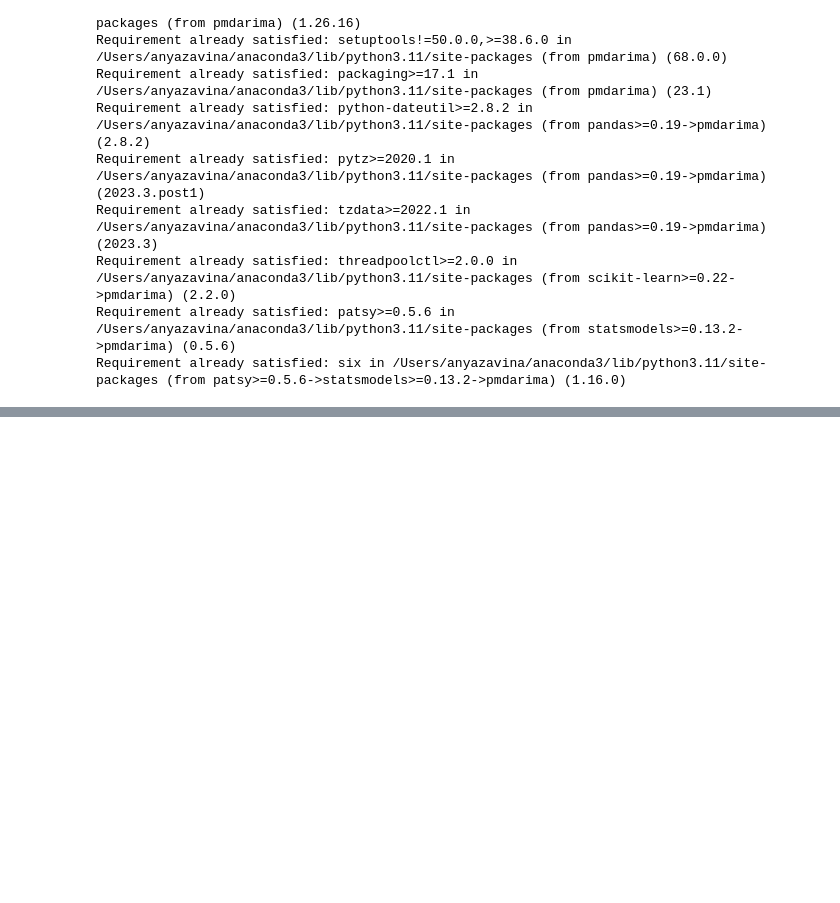
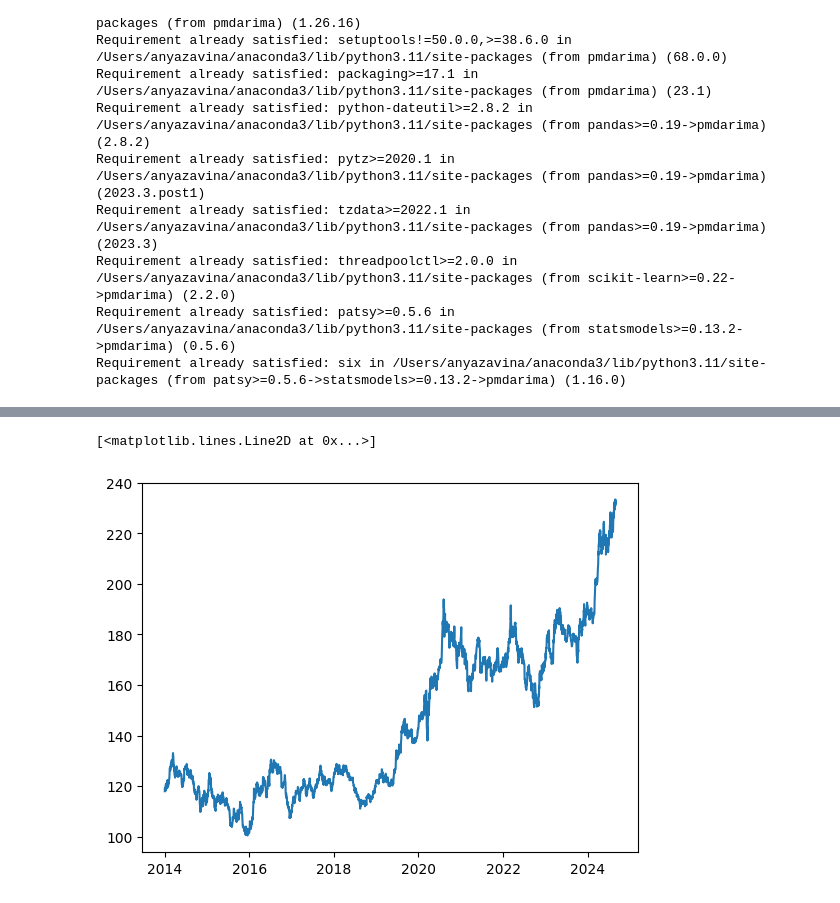
Before and after one commit to DanaMikulinsky/fintechFinalProject, a Jupyter notebook: arima.ipynb, the cells around one changed output, grey strips where cells are left out. Saved outputs shown, nothing was run; the diff lists cells and outputs as text; code cells hidden in the pictures; blank space fills up the shorter version.

```diff
--- a/arima.ipynb
+++ b/arima.ipynb
@@ -82,3 +81,8 @@ Requirement already satisfied: tzdata>=2022.1 in /Users/anyazavina/anaconda3/lib
 Requirement already satisfied: threadpoolctl>=2.0.0 in /Users/anyazavina/anaconda3/lib/python3.11/site-packages (from scikit-learn>=0.22->pmdarima) (2.2.0)
 Requirement already satisfied: patsy>=0.5.6 in /Users/anyazavina/anaconda3/lib/python3.11/site-packages (from statsmodels>=0.13.2->pmdarima) (0.5.6)
 Requirement already satisfied: six in /Users/anyazavina/anaconda3/lib/python3.11/site-packages (from patsy>=0.5.6->statsmodels>=0.13.2->pmdarima) (1.16.0)
+# %%
+column_to_predict = 'gold_Close'
+data_to_predict = df[column_to_predict].copy().dropna()
+data_to_predict=data_to_predict.to_frame()
+#data_to_predict.index = pd.DatetimeIndex(data_to_predict.index).to_period('D')
@@ -142,0 +172,5 @@ NameError: name 'gold_prices' is not defined
+# %%
+plt.plot(data_to_predict)
+# %% [output]
+[<matplotlib.lines.Line2D at 0x...>]
+[figure, added]
```
Also changed, not shown: parts of 6 cells of this notebook, 1 other file.
